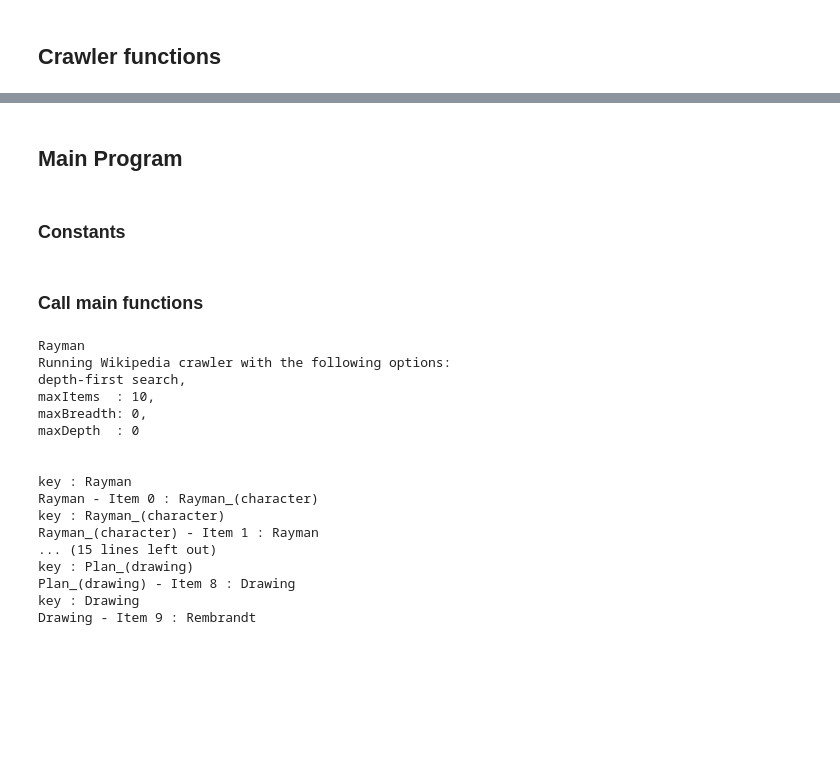
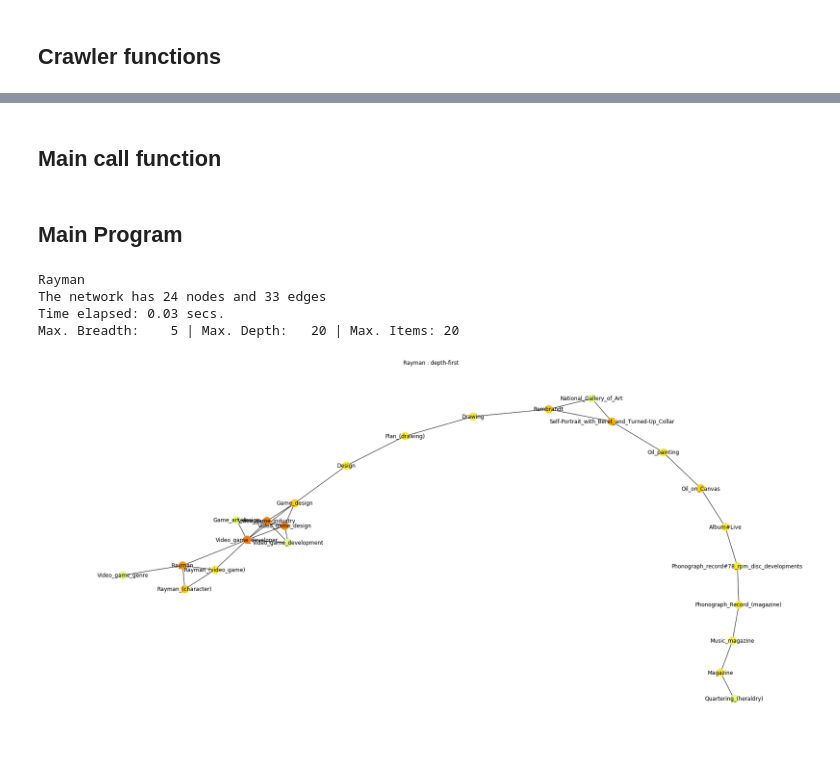
Before and after one commit to CrazySwimmer/Wikipedia-mapping, a Jupyter notebook: wiki-mapper.ipynb, the cells around one changed output, grey strips where cells are left out. Drawn from its saved outputs; the diff is of its cells as text; code cells hidden in the pictures; blank space fills up the shorter version.

```diff
--- a/wiki-mapper.ipynb
+++ b/wiki-mapper.ipynb
@@ -236,35 +251,49 @@ def summarize_crawl(data, plotTitle='', with_labels=False,
+# %% [markdown]
+## Main call function
+# %%
+def main_call(article, sF, mB, mD, mI, with_labels=False, flexible_nodesize=True):
+    """
+    Takes a Wikipedia 'article' name and some options for the crawler, crawls the article and
+    prints out the summarize_crawl function as well as a summary of the options called.
+    --------------
+    Input:  - article           : Dictionary
+             e.g. 'Julia_(programming_language)'
+            - sF                : String
+             either 'breadth' or 'depth', searchFirst option for the crawler
+            - mB                : Int
+             e.g. 10, maxBreadth option for the crawler
+            - mD                : Int
+             e.g. 15, maxDepth option for the crawler
+            - mI                : Int
+             e.g. 50, maxItems option for the crawler
+            - with_labels       : Boolean (default=False)
+             prints the labels on the nodes when plotting (see summarize_crawl)
+            - flexible_nodesize : Boolean (default=True)
+             scale nodesize according to the number of values each key (main node) has (see summarize_crawl)
+    Output: - None
+    """
+    network = crawl(article=article, searchFirst=sF, maxBreadth=mB,
+                    maxDepth=mD,maxItems=mI)
+    summarize_crawl(data=network, plotTitle='{} : {}-first'.format(article, sF),
+                    with_labels=with_labels, flexible_nodesize=flexible_nodesize)
+    print('Max. Breadth: {:4} | Max. Depth: {:4} | Max. Items: {}'.format(mB, mD, mI))
 # %% [markdown]
 ## Main Program
-# %% [markdown]
-### Constants
 # %%
-#Define constants
-article = 'Rayman' #Starting article
-sF = 'depth'    #Search-First: 'breadth' or 'depth'
-mB = 0          #Max breadth
-mD = 0          #Max depth
-mI = 10         #Max items
+article = 'Rayman'          #Starting article
+sF = 'depth'                #Search-First: 'breadth' or 'depth'
+mB = 5                      #Max breadth
+mD = 20                     #Max depth
+mI = 20                     #Max items
+with_labels=True            #Label names for nodes
+flexible_nodesize=False     #Node-size adapt to recurrence of node in the network
+
+#----------------------------------------------------------
+main_call(article=article, sF=sF, mB=mB, mD=mD, mI=mI, with_labels=with_labels,
+          flexible_nodesize=flexible_nodesize)
+# %% [output]
+Rayman
+The network has 24 nodes and 33 edges
+Time elapsed: 0.03 secs.
+Max. Breadth:    5 | Max. Depth:   20 | Max. Items: 20
+[figure, added]
-# %% [markdown]
-### Call main functions
-# %%
-#Crawl
-network = crawl(article=article, searchFirst=sF, maxBreadth=mB,
-                maxDepth=mD,maxItems=mI)
-# %% [output]
-Rayman
-Running Wikipedia crawler with the following options:
-depth-first search,
-maxItems  : 10,
-maxBreadth: 0,
-maxDepth  : 0
-
-
-key : Rayman
-Rayman - Item 0 : Rayman_(character)
-key : Rayman_(character)
-Rayman_(character) - Item 1 : Rayman
-... (15 lines left out)
-key : Plan_(drawing)
-Plan_(drawing) - Item 8 : Drawing
-key : Drawing
-Drawing - Item 9 : Rembrandt
```
Also changed, not shown: parts of 21 cells of this notebook, 1 other file.
